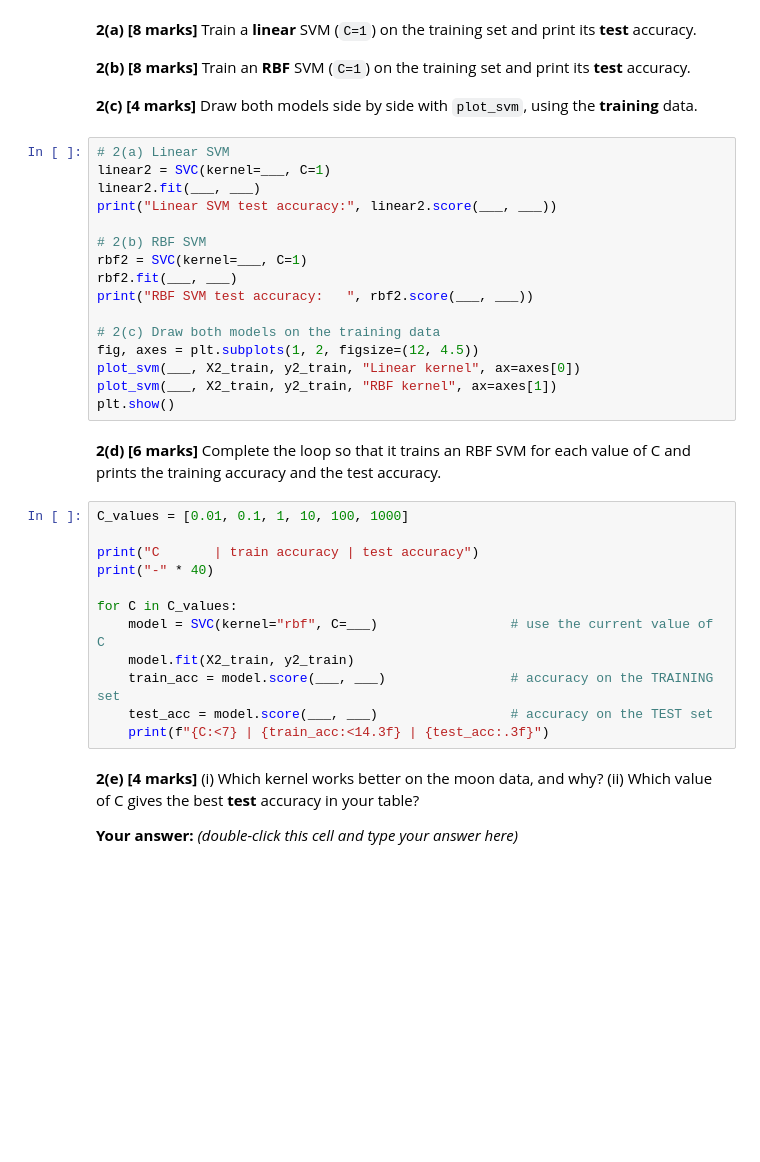
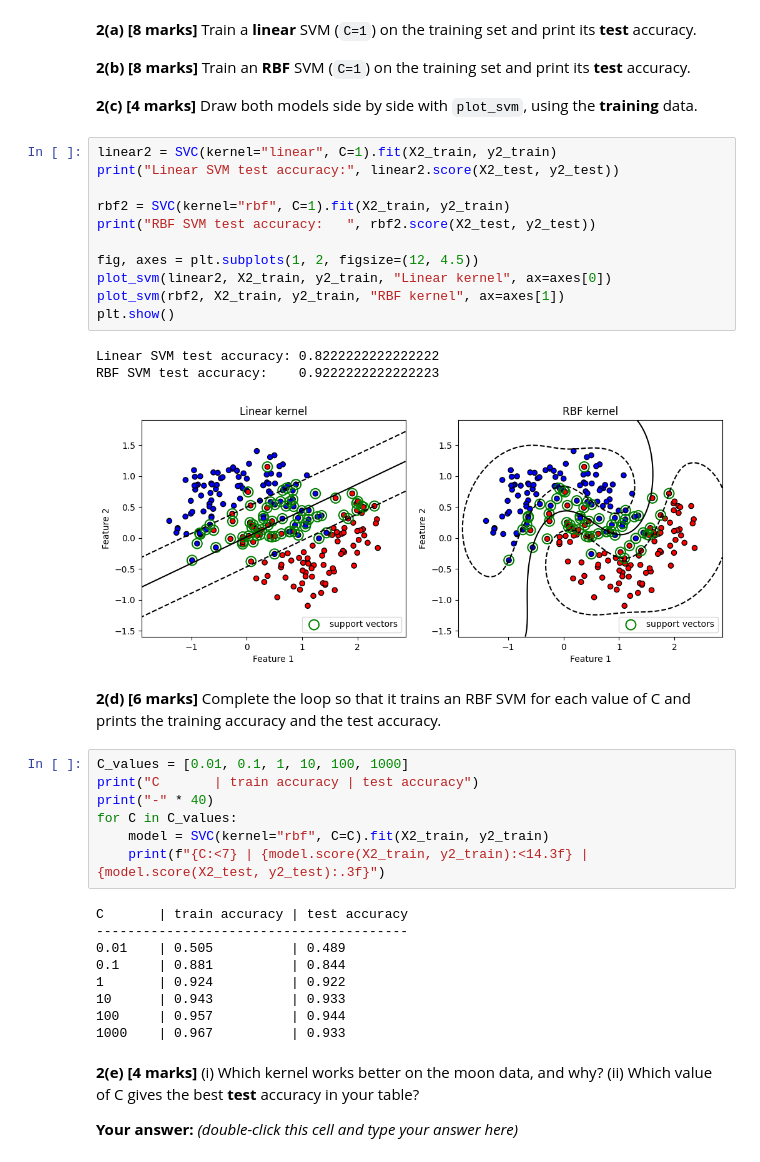
Before and after one commit to abdumalik1234-debug/week10-lab, a Jupyter notebook: Lab_SVM_A85204924039.ipynb, the cells around one changed output. Drawn from its saved outputs; the diff is of its cells as text; blank space fills up the shorter version.

```diff
--- a/Lab_SVM_A85204924039.ipynb
+++ b/Lab_SVM_A85204924039.ipynb
@@ -683,36 +677,39 @@ print("Training samples:", len(X2_train), "   Test samples:", len(X2_test))
 
 **2(c) [4 marks]** Draw both models side by side with `plot_svm`, using the **training** data.
 # %%
-# 2(a) Linear SVM
-linear2 = SVC(kernel=___, C=1)
-linear2.fit(___, ___)
-print("Linear SVM test accuracy:", linear2.score(___, ___))
+linear2 = SVC(kernel="linear", C=1).fit(X2_train, y2_train)
+print("Linear SVM test accuracy:", linear2.score(X2_test, y2_test))
 
-# 2(b) RBF SVM
-rbf2 = SVC(kernel=___, C=1)
-rbf2.fit(___, ___)
-print("RBF SVM test accuracy:   ", rbf2.score(___, ___))
+rbf2 = SVC(kernel="rbf", C=1).fit(X2_train, y2_train)
+print("RBF SVM test accuracy:   ", rbf2.score(X2_test, y2_test))
 
-# 2(c) Draw both models on the training data
 fig, axes = plt.subplots(1, 2, figsize=(12, 4.5))
-plot_svm(___, X2_train, y2_train, "Linear kernel", ax=axes[0])
-plot_svm(___, X2_train, y2_train, "RBF kernel", ax=axes[1])
+plot_svm(linear2, X2_train, y2_train, "Linear kernel", ax=axes[0])
+plot_svm(rbf2, X2_train, y2_train, "RBF kernel", ax=axes[1])
 plt.show()
+# %% [output]
+Linear SVM test accuracy: 0.8222222222222222
+RBF SVM test accuracy:    0.9222222222222223
+[figure, added]
 # %% [markdown]
 **2(d) [6 marks]** Complete the loop so that it trains an RBF SVM for each value of C and prints the
 training accuracy and the test accuracy.
 # %%
 C_values = [0.01, 0.1, 1, 10, 100, 1000]
-
 print("C       | train accuracy | test accuracy")
 print("-" * 40)
-
 for C in C_values:
-    model = SVC(kernel="rbf", C=___)                 # use the current value of C
-    model.fit(X2_train, y2_train)
-    train_acc = model.score(___, ___)                # accuracy on the TRAINING set
-    test_acc = model.score(___, ___)                 # accuracy on the TEST set
-    print(f"{C:<7} | {train_acc:<14.3f} | {test_acc:.3f}")
+    model = SVC(kernel="rbf", C=C).fit(X2_train, y2_train)
+    print(f"{C:<7} | {model.score(X2_train, y2_train):<14.3f} | {model.score(X2_test, y2_test):.3f}")
+# %% [output]
+C       | train accuracy | test accuracy
+----------------------------------------
+0.01    | 0.505          | 0.489
+0.1     | 0.881          | 0.844
+1       | 0.924          | 0.922
+10      | 0.943          | 0.933
+100     | 0.957          | 0.944
+1000    | 0.967          | 0.933
 # %% [markdown]
 **2(e) [4 marks]**
 (i) Which kernel works better on the moon data, and why?
```
Also changed, not shown: parts of 4 cells of this notebook.
